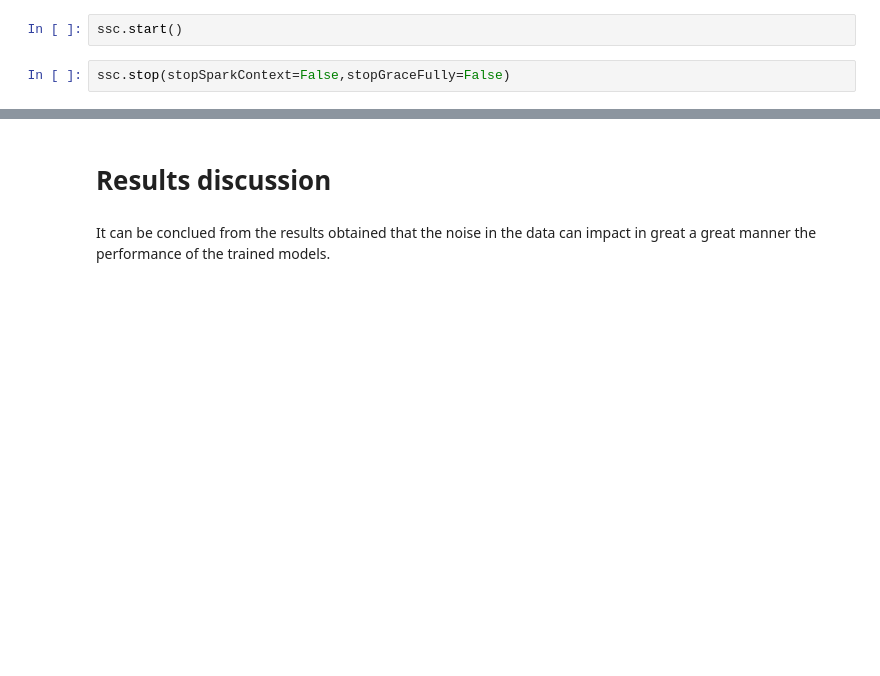
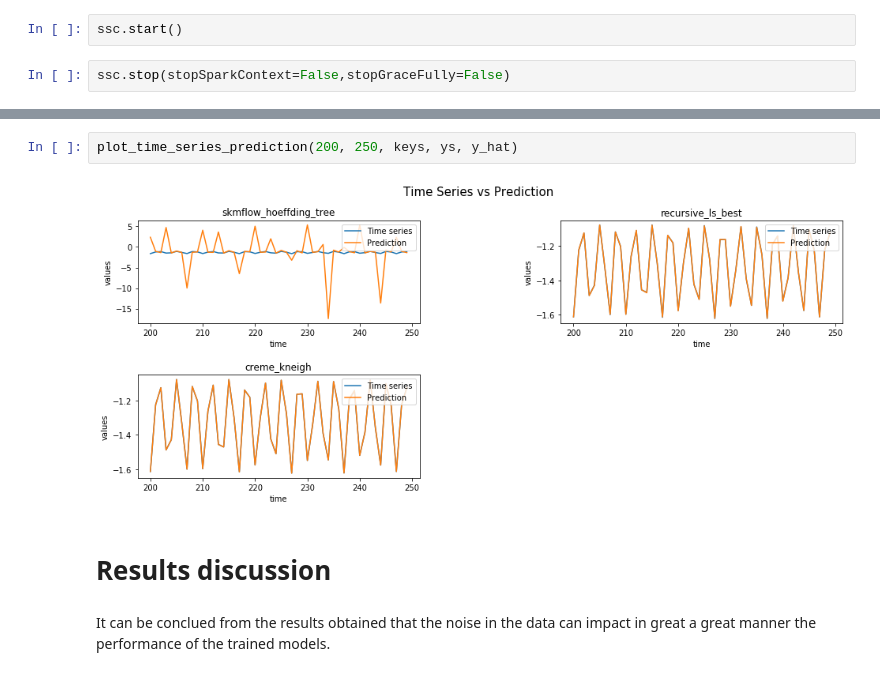
Before and after one commit to joangerard/time-series-predictor, a Jupyter notebook: src/consumer.ipynb, the cells around one changed output, grey strips where cells are left out. Drawn from its saved outputs; the diff is of its cells as text; blank space fills up the shorter version.

```diff
--- a/src/consumer.ipynb
+++ b/src/consumer.ipynb
@@ -764,3 +769,7 @@ plot_time_series_prediction(range_view_start, range_view_end, keys, ys, y_hat)
+# %%
+plot_time_series_prediction(200, 250, keys, ys, y_hat)
+# %% [output]
+[figure, added]
 # %% [markdown]
 # Results discussion
 # %% [markdown]
```
Also changed, not shown: parts of 5 cells of this notebook, 1 other file.
